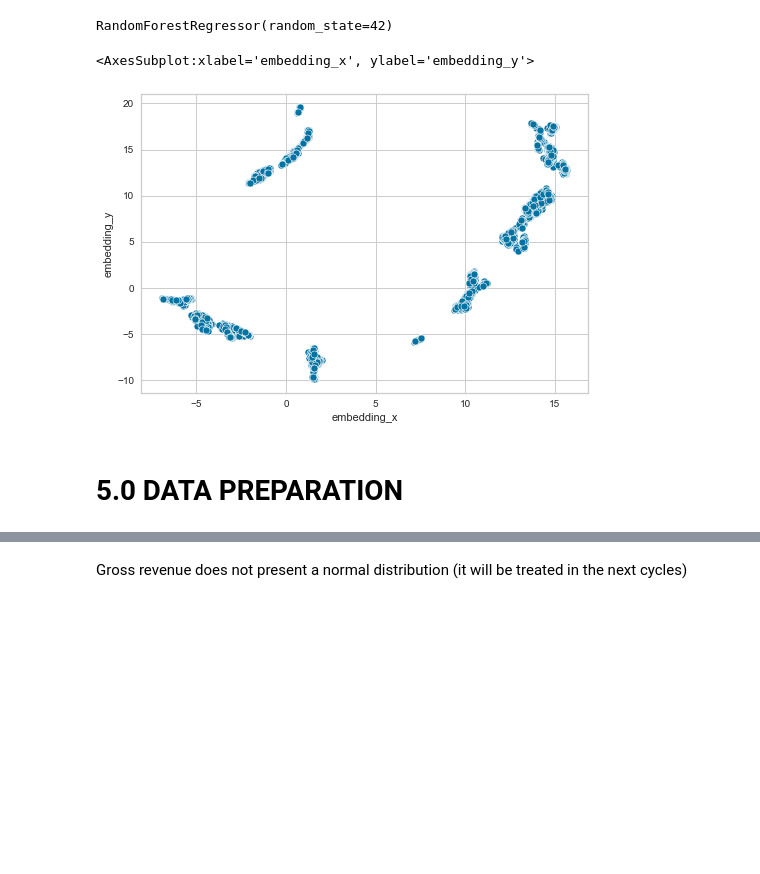
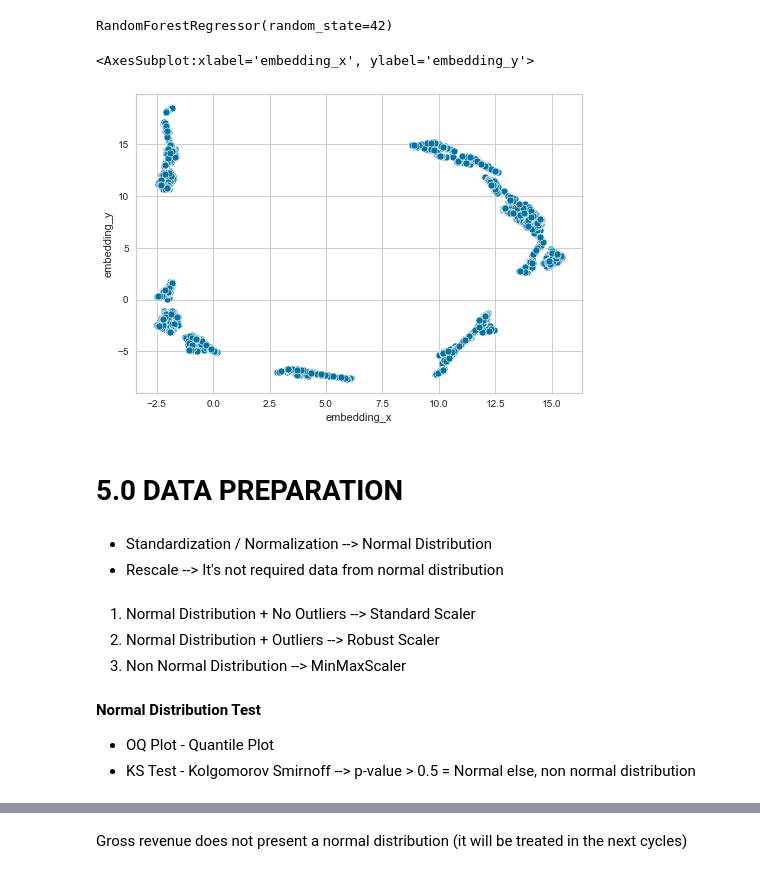
Before and after one commit to diegodinizf/insiders_clustering, a Jupyter notebook: notebooks/insiders_clustering_ciclo06_v01.ipynb, the cells around one changed output, grey strips where cells are left out. Saved outputs shown, nothing was run; the diff lists cells and outputs as text; code cells hidden in the pictures; blank space fills up the shorter version.

```diff
--- a/notebooks/insiders_clustering_ciclo06_v01.ipynb
+++ b/notebooks/insiders_clustering_ciclo06_v01.ipynb
@@ -357,6 +374,9 @@ df2 = df2.drop(columns='description', axis=1)
 # map
 df2 = df2[~df2['country'].isin(['European Community', 'Unspecified'])]
 
+# bad users
+df2 = df2[~df2['customer_id'].isin([16446])]
+
 # quantity - Negative numbers will be assumed as product returns
 df2_returns = df2.loc[df2['quantity'] <= 0, :]
 df2_purchase = df2.loc[df2['quantity'] > 0, :]
@@ -856,16 +877,28 @@ df_leaf = pd.DataFrame(rf_model.apply(X))
 # %%
 # Reducer dimensionality
 reducer = umap.UMAP(n_neighbors=80, random_state=42)
 embedding = reducer.fit_transform(df_leaf)
 
 # embedding
-df_pca['embedding_x'] = embedding[:, 0]
-df_pca['embedding_y'] = embedding[:, 1]
+df_tree = pd.DataFrame()
+df_tree['embedding_x'] = embedding[:, 0]
+df_tree['embedding_y'] = embedding[:, 1]
 
 #plot UMAP
-sns.scatterplot(x='embedding_x', y='embedding_y', data= df_pca)
+sns.scatterplot(x='embedding_x', y='embedding_y', data= df_tree)
 # %% [output]
 <AxesSubplot:xlabel='embedding_x', ylabel='embedding_y'>
-[figure, old version]
+[figure, new version]
 # %% [markdown]
 # 5.0 DATA PREPARATION
+# %% [markdown]
+- Standardization / Normalization --> Normal Distribution
+- Rescale --> It's not required data from normal distribution
+# %% [markdown]
+1. Normal Distribution + No Outliers --> Standard Scaler
+2. Normal Distribution + Outliers --> Robust Scaler
+3. Non Normal Distribution --> MinMaxScaler
+# %% [markdown]
+**Normal Distribution Test**
+- OQ Plot - Quantile Plot
+- KS Test - Kolgomorov Smirnoff --> p-value > 0.5 = Normal else, non normal distribution
```
Also changed, not shown: parts of 65 cells of this notebook, 1 other file.
